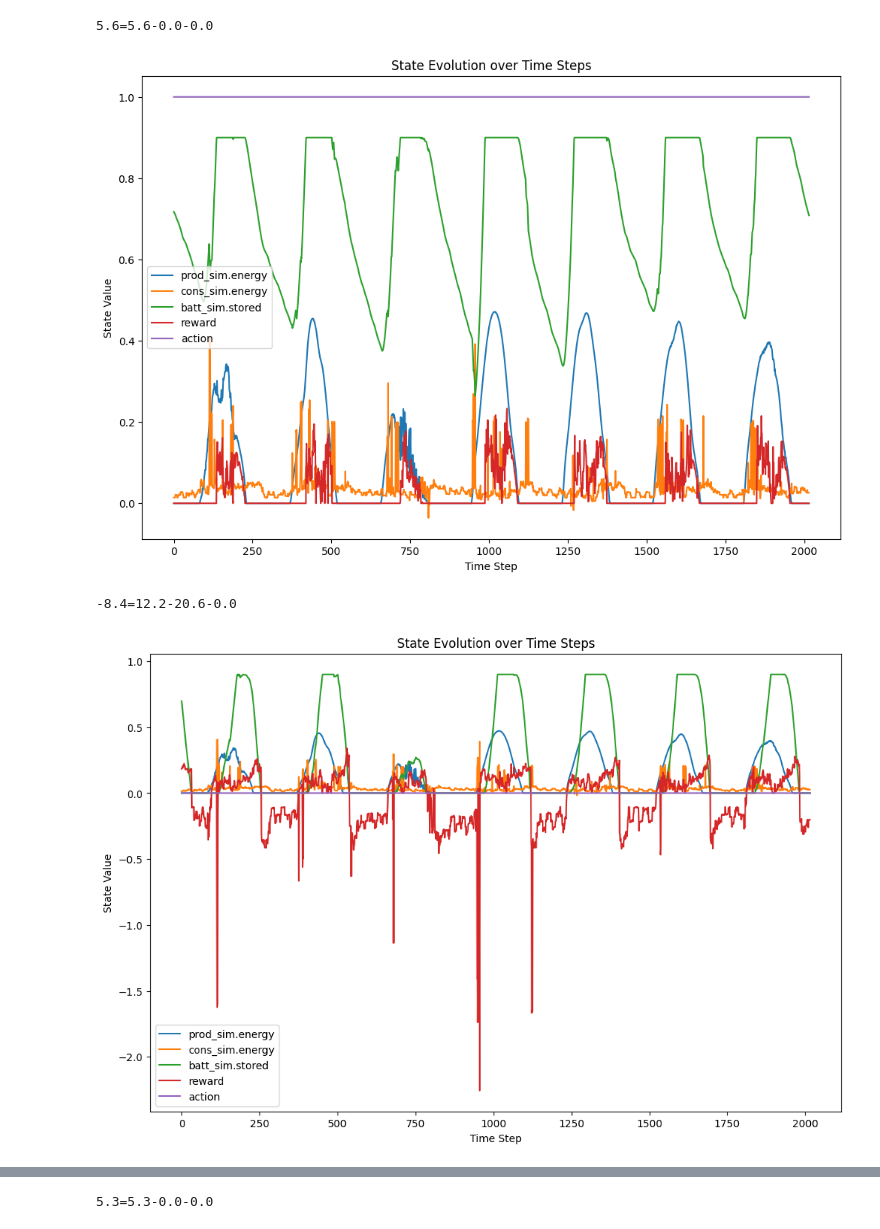
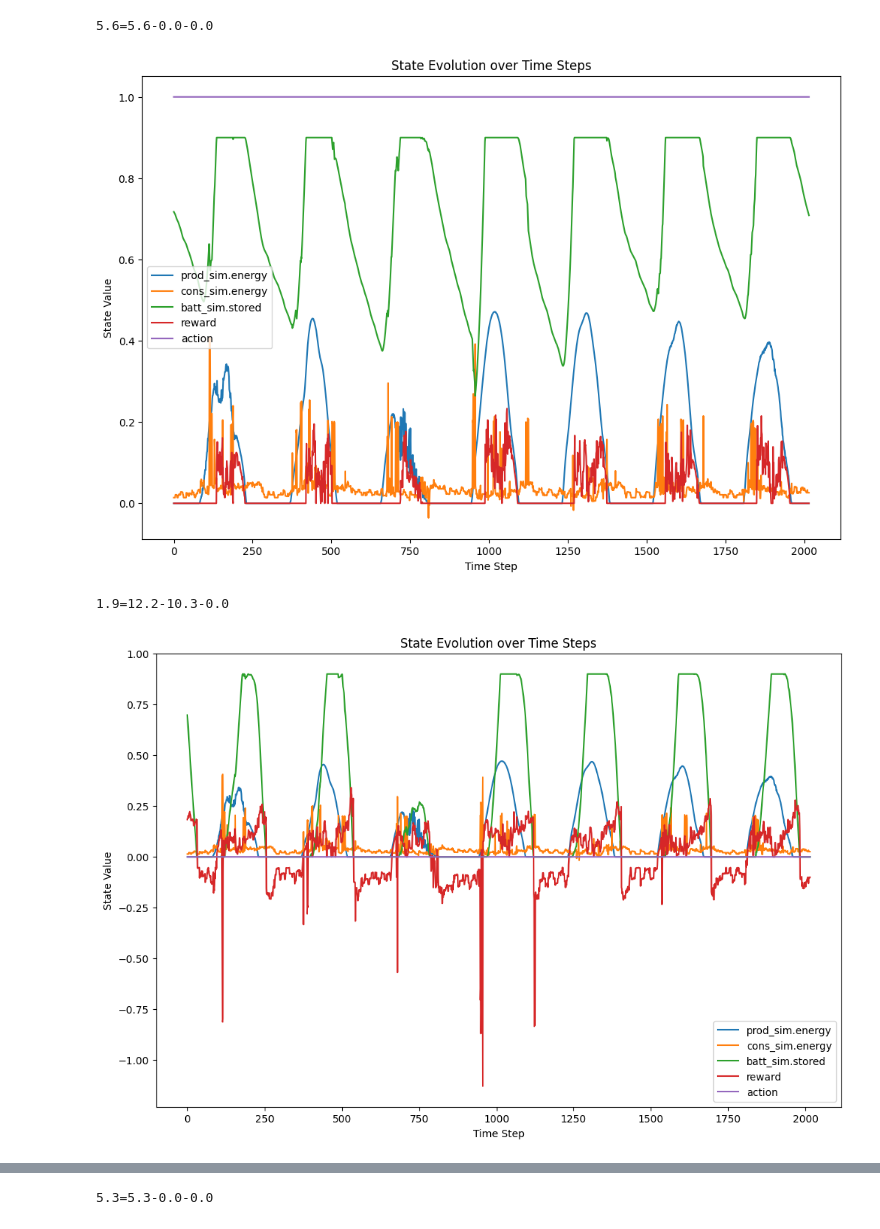
Before and after one commit to EmaR97/EnergyManagementRL, a Jupyter notebook: notebooks/02_model_training.ipynb, the cells around one changed output, grey strips where cells are left out. Cells and saved outputs as stored; diff of their text form; code cells hidden in the pictures.

Commit message:
reduced state to test

```diff
--- a/notebooks/02_model_training.ipynb
+++ b/notebooks/02_model_training.ipynb
@@ -46,7 +47,9 @@ print(f"EnergySim initialization took {time.time() - start_time:.2f} seconds")
 # Initialize ConsumptionSim
 start_time = time.time()
 c_sim = ConsumptionSim(
-    power_series=df.consumption_w
+    power_series=df.consumption_w,
+    daily_sample=6,
+    forecast_steps=12
 )
 print(f"ConsumptionSim initialization took {time.time() - start_time:.2f} seconds")
 
@@ -101,33 +104,33 @@ InverterEnv initialization took 0.00 seconds
 # %%
 env.max_steps = week
 to_show = [
     'prod_sim.energy',
     'cons_sim.energy',
     'batt_sim.stored',
     # 'batt_sim.charge_rate',
     # 'batt_sim.discharge_rate',
     # 'grid_sim.feed_to_grid',
     # 'grid_sim.taken_from_grid',
     # 'reward_energy_sold',
     # 'penalty_energy_purchase',
     # 'penalty_battery_wear',
     'reward',
     'action'
 ]
 
 
 def _test_plot(_env: InverterEnv, _model, _max_steps):
     test_plot(_env, _model, _max_steps, to_show, 33)
 
 
-for model in [
+for model_to_test in [
     ConservativeModel(),
     GreedyModel()
 ]:
-    _test_plot(env, model, env.max_steps)
+    _test_plot(env, model_to_test, env.max_steps)
 # %% [output]
 5.6=5.6-0.0-0.0
 [figure]
--8.4=12.2-20.6-0.0
+1.9=12.2-10.3-0.0
-[figure, old version]
+[figure, new version]
 # %%
```
Also changed, not shown: parts of 11 cells of this notebook, 4 other files.
